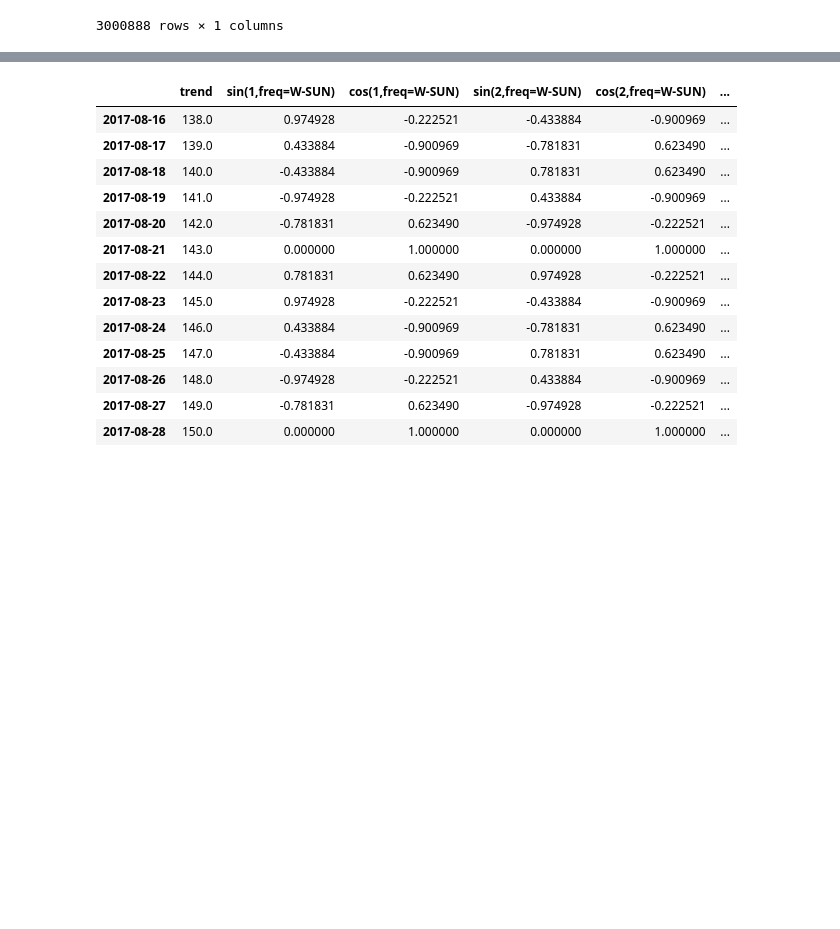
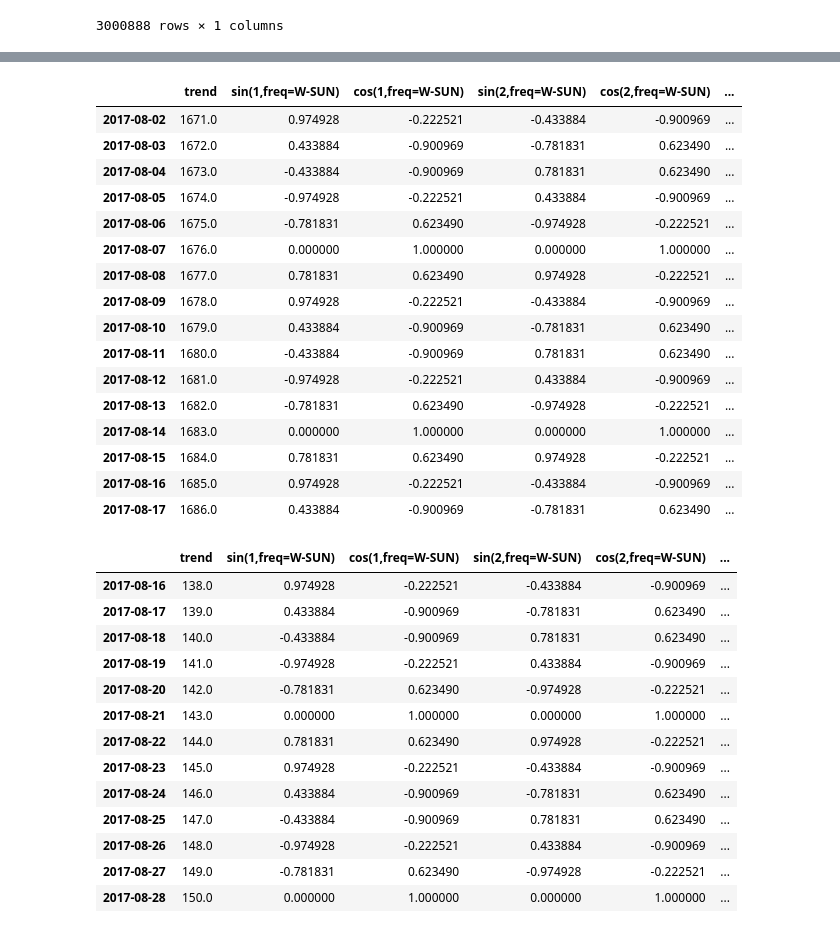
Before and after one commit to syedshahab698/store-sales-forecasting, a Jupyter notebook: model_building.ipynb, the cells around one changed output, grey strips where cells are left out. Saved outputs shown, nothing was run; the diff lists cells and outputs as text; code cells hidden in the pictures; blank space fills up the shorter version.

```diff
--- a/model_building.ipynb
+++ b/model_building.ipynb
@@ -140 +146,22 @@ y_target
+# %%
+X_test = dp.out_of_sample(steps=16)
+X_test
+# %% [output]
+|  | trend | sin(1,freq=W-SUN) | cos(1,freq=W-SUN) | sin(2,freq=W-SUN) | cos(2,freq=W-SUN) | ... |
+| 2017-08-02 | 1671.0 | 0.974928 | -0.222521 | -0.433884 | -0.900969 | ... |
+| 2017-08-03 | 1672.0 | 0.433884 | -0.900969 | -0.781831 | 0.623490 | ... |
+| 2017-08-04 | 1673.0 | -0.433884 | -0.900969 | 0.781831 | 0.623490 | ... |
+| 2017-08-05 | 1674.0 | -0.974928 | -0.222521 | 0.433884 | -0.900969 | ... |
+| 2017-08-06 | 1675.0 | -0.781831 | 0.623490 | -0.974928 | -0.222521 | ... |
+| 2017-08-07 | 1676.0 | 0.000000 | 1.000000 | 0.000000 | 1.000000 | ... |
+| 2017-08-08 | 1677.0 | 0.781831 | 0.623490 | 0.974928 | -0.222521 | ... |
+| 2017-08-09 | 1678.0 | 0.974928 | -0.222521 | -0.433884 | -0.900969 | ... |
+| 2017-08-10 | 1679.0 | 0.433884 | -0.900969 | -0.781831 | 0.623490 | ... |
+| 2017-08-11 | 1680.0 | -0.433884 | -0.900969 | 0.781831 | 0.623490 | ... |
+| 2017-08-12 | 1681.0 | -0.974928 | -0.222521 | 0.433884 | -0.900969 | ... |
+| 2017-08-13 | 1682.0 | -0.781831 | 0.623490 | -0.974928 | -0.222521 | ... |
+| 2017-08-14 | 1683.0 | 0.000000 | 1.000000 | 0.000000 | 1.000000 | ... |
+| 2017-08-15 | 1684.0 | 0.781831 | 0.623490 | 0.974928 | -0.222521 | ... |
+| 2017-08-16 | 1685.0 | 0.974928 | -0.222521 | -0.433884 | -0.900969 | ... |
+| 2017-08-17 | 1686.0 | 0.433884 | -0.900969 | -0.781831 | 0.623490 | ... |
 # %%
```
Also changed, not shown: parts of 16 cells of this notebook.
